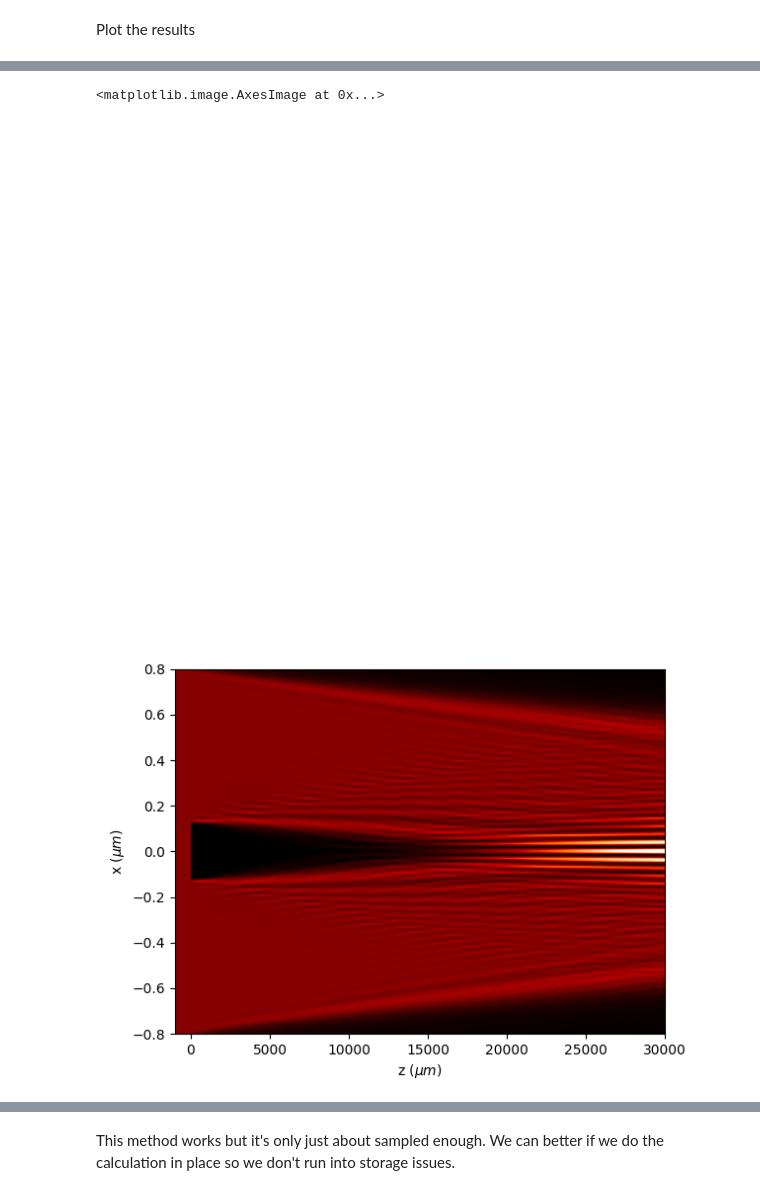
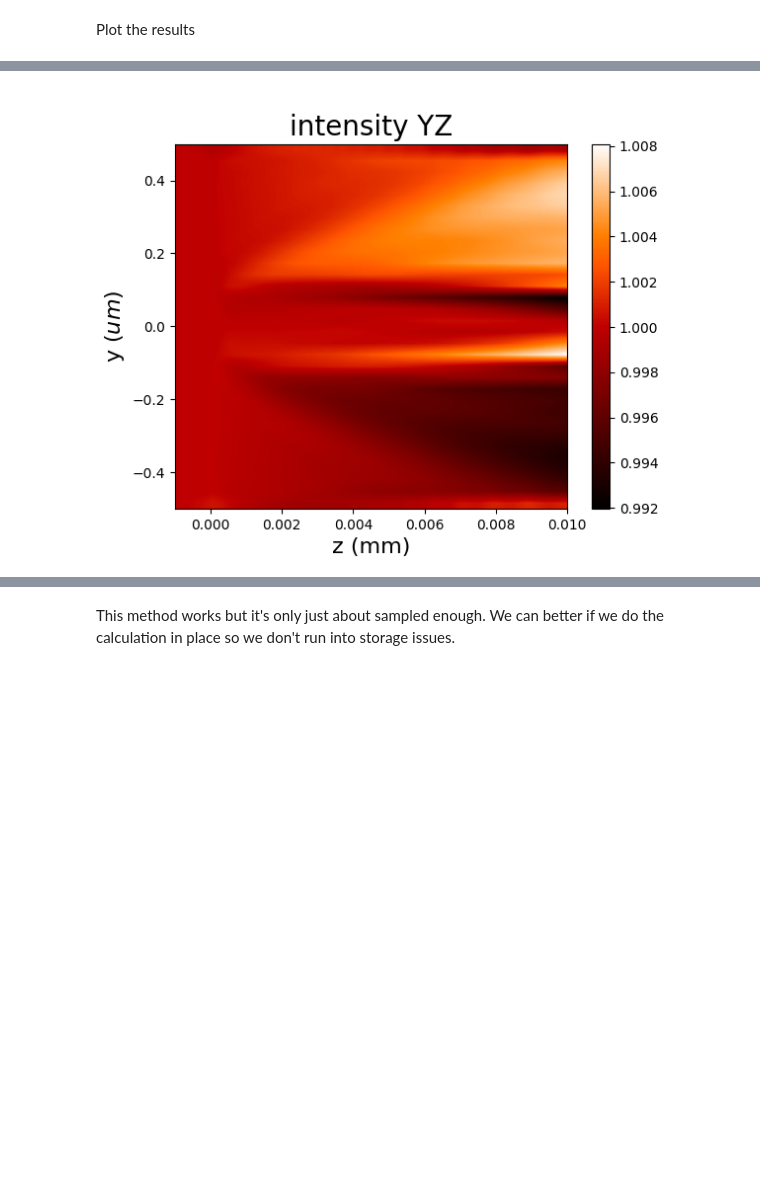
Before and after one commit to AMCLab/TEMGYMAdvanced, a Jupyter notebook: JanghyunCOMAnalysis/wire_giulio_electrostatic_refractive_index_diffractio_compared_to_ray_tracing_physical_scale_2D.ipynb, the cells around one changed output, grey strips where cells are left out. Saved outputs shown, nothing was run; the diff lists cells and outputs as text; code cells hidden in the pictures; blank space fills up the shorter version.

```diff
--- a/JanghyunCOMAnalysis/wire_giulio_electrostatic_refractive_index_diffractio_compared_to_ray_tracing_physical_scale_2D.ipynb
+++ b/JanghyunCOMAnalysis/wire_giulio_electrostatic_refractive_index_diffractio_compared_to_ray_tracing_physical_scale_2D.ipynb
@@ -118,6 +118,4 @@ t1.draw_XZ(y0=0, kind = 'intensity', draw_borders=True)
 # %%
-t0.draw_XZ(y0=0, draw_borders=True)
+t0.draw_YZ(x0=0, draw_borders=True)
 # %% [output]
-<matplotlib.image.AxesImage at 0x...>
-[figure, old version]
+[figure, new version]
-[figure, removed]
```
Also changed, not shown: parts of 18 cells of this notebook.
